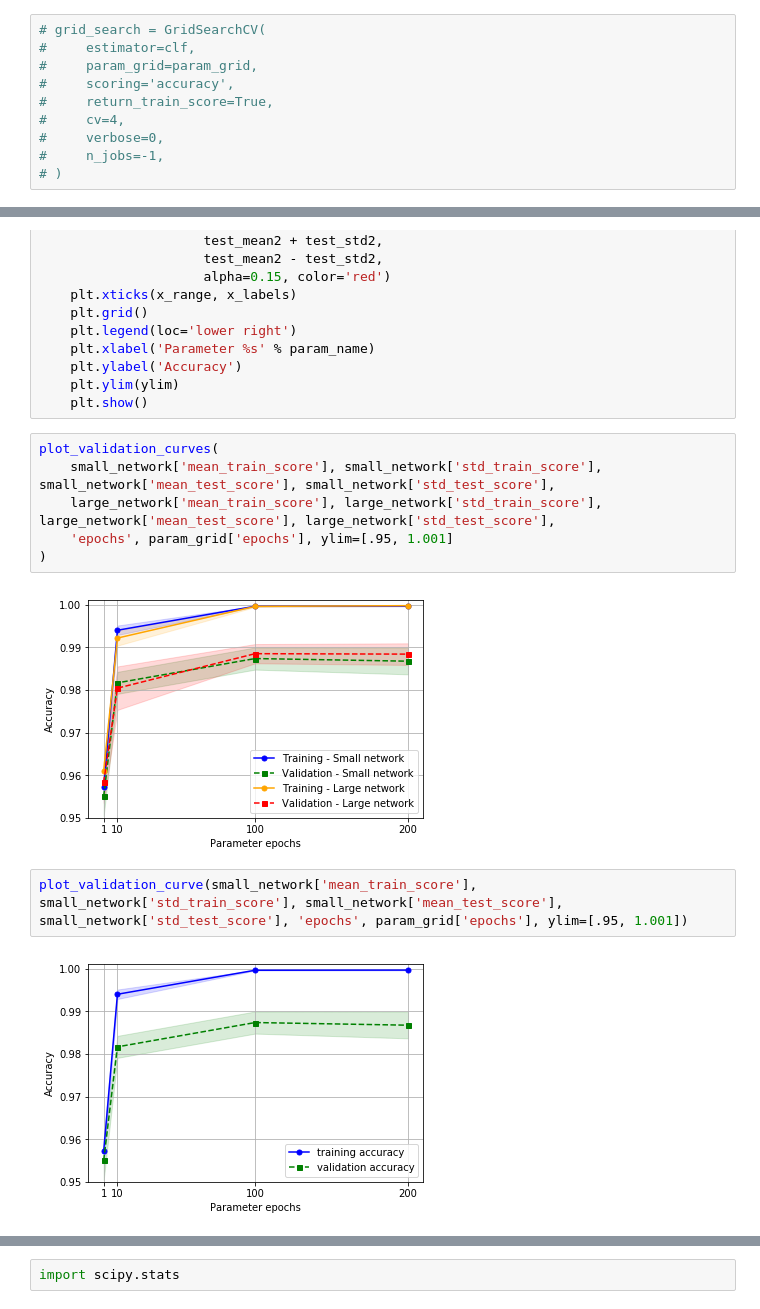
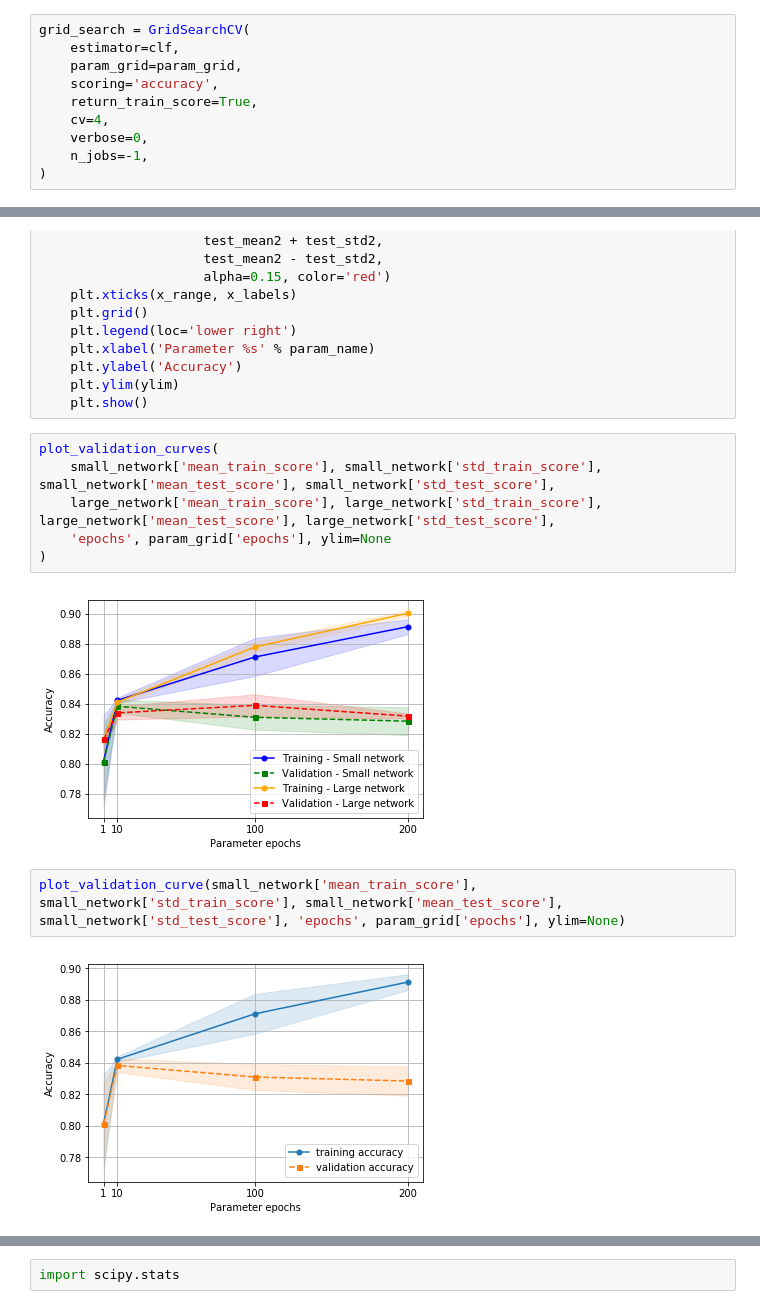
Before and after one commit to haniahhaq/CS7641-assignment-1, a Jupyter notebook: nb_adult_ann.ipynb, the cells around one changed output, grey strips where cells are left out. Drawn from its saved outputs; the diff is of its cells as text.

Commit message:
Tests ran for adult ANN

```diff
--- a/nb_adult_ann.ipynb
+++ b/nb_adult_ann.ipynb
@@ -109,15 +103,15 @@ param_grid = {
 #     'batch_size': [32, 64, 128]
 }
 # %%
-# grid_search = GridSearchCV(
-#     estimator=clf,
-#     param_grid=param_grid,
-#     scoring='accuracy',
-#     return_train_score=True,
-#     cv=4,
-#     verbose=0,
-#     n_jobs=-1,
-# )
+grid_search = GridSearchCV(
+    estimator=clf,
+    param_grid=param_grid,
+    scoring='accuracy',
+    return_train_score=True,
+    cv=4,
+    verbose=0,
+    n_jobs=-1,
+)
 # %%
 grid_search.fit(X_train_scaled, y_train)
 # %% [output]
@@ -236,13 +234,13 @@ def plot_validation_curves(train_mean1, train_std1, test_mean1, test_std1, train
 # %%
 plot_validation_curves(
     small_network['mean_train_score'], small_network['std_train_score'], small_network['mean_test_score'], small_network['std_test_score'],
     large_network['mean_train_score'], large_network['std_train_score'], large_network['mean_test_score'], large_network['std_test_score'],
-    'epochs', param_grid['epochs'], ylim=[.95, 1.001]
+    'epochs', param_grid['epochs'], ylim=None
 )
 # %% [output]
-[figure, old version]
+[figure, new version]
 # %%
-plot_validation_curve(small_network['mean_train_score'], small_network['std_train_score'], small_network['mean_test_score'], small_network['std_test_score'], 'epochs', param_grid['epochs'], ylim=[.95, 1.001])
+plot_validation_curve(small_network['mean_train_score'], small_network['std_train_score'], small_network['mean_test_score'], small_network['std_test_score'], 'epochs', param_grid['epochs'], ylim=None)
 # %% [output]
-[figure, old version]
+[figure, new version]
 # %%
```
Also changed, not shown: parts of 12 cells of this notebook, 4 other files.
